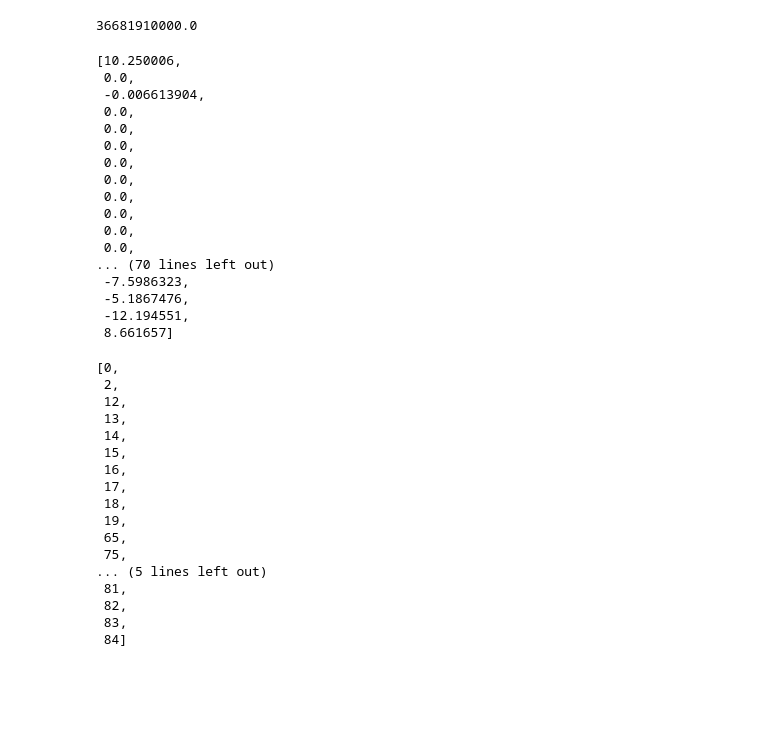
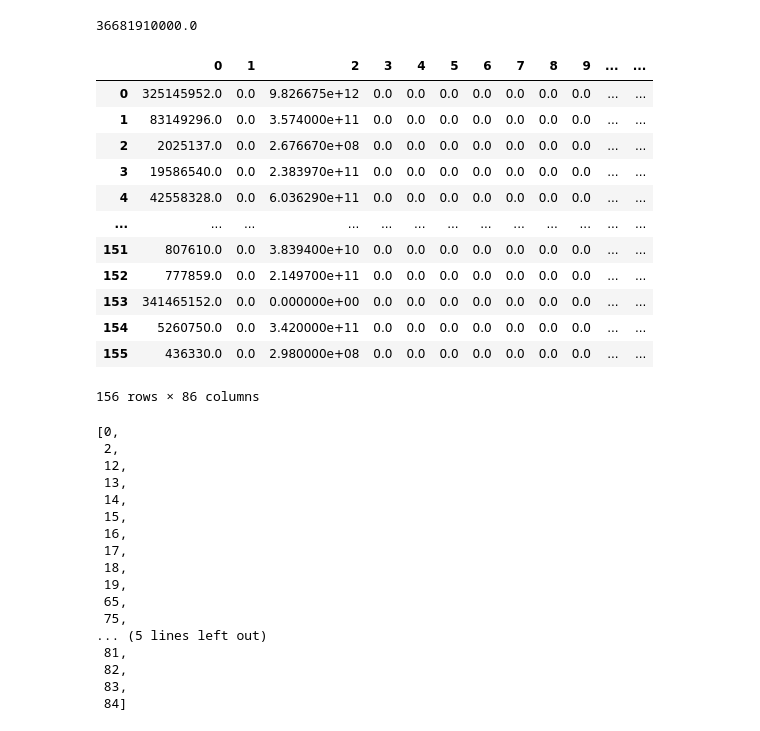
Before and after one commit to tinginde/Kgc-attribute-value-prediction-with-constraints, a Jupyter notebook: baseline/ML2021Spring - HW1.ipynb, the cells around one changed output. Saved outputs shown, nothing was run; the diff lists cells and outputs as text; code cells hidden in the pictures; blank space fills up the shorter version.

```diff
--- a/baseline/ML2021Spring - HW1.ipynb
+++ b/baseline/ML2021Spring - HW1.ipynb
@@ -227,9 +221,10 @@ num_lit[84][gdp]
 36681910000.0
 # %%
 # x_list: ent的gdp有值，把除了gdp那個值之外的值存到inner_x_list，len(x_list)是有幾組變數有值
+# normalized or non-normalized
 x_list=[]
 
-for ent in num_lit_stdv:
+for ent in num_lit:
     if ent[gdp] == 0:
         pass
     else:
@@ -240,23 +235,3 @@ for ent in num_lit_stdv:
                 inner_x_list.append(ent[j])
         inner_x_list.append(ent[gdp])
         x_list.append(inner_x_list)
-# %%
-x_list[0]
-# %% [output]
-[10.250006,
- 0.0,
- -0.006613904,
- 0.0,
- 0.0,
- 0.0,
- 0.0,
- 0.0,
- 0.0,
- 0.0,
- 0.0,
- 0.0,
-... (70 lines left out)
- -7.5986323,
- -5.1867476,
- -12.194551,
- 8.661657]
@@ -263,3 +243,19 @@ x_list[0]
+# %%
+pd.DataFrame(x_list,columns=list(range(len(x_list[0]))))
+# %% [output]
+|  | 0 | 1 | 2 | 3 | 4 | 5 | 6 | 7 | 8 | 9 | ... | ... |
+| 0 | 325145952.0 | 0.0 | 9.826675e+12 | 0.0 | 0.0 | 0.0 | 0.0 | 0.0 | 0.0 | 0.0 | ... | ... |
+| 1 | 83149296.0 | 0.0 | 3.574000e+11 | 0.0 | 0.0 | 0.0 | 0.0 | 0.0 | 0.0 | 0.0 | ... | ... |
+| 2 | 2025137.0 | 0.0 | 2.676670e+08 | 0.0 | 0.0 | 0.0 | 0.0 | 0.0 | 0.0 | 0.0 | ... | ... |
+| 3 | 19586540.0 | 0.0 | 2.383970e+11 | 0.0 | 0.0 | 0.0 | 0.0 | 0.0 | 0.0 | 0.0 | ... | ... |
+| 4 | 42558328.0 | 0.0 | 6.036290e+11 | 0.0 | 0.0 | 0.0 | 0.0 | 0.0 | 0.0 | 0.0 | ... | ... |
+| ... | ... | ... | ... | ... | ... | ... | ... | ... | ... | ... | ... | ... |
+| 151 | 807610.0 | 0.0 | 3.839400e+10 | 0.0 | 0.0 | 0.0 | 0.0 | 0.0 | 0.0 | 0.0 | ... | ... |
+| 152 | 777859.0 | 0.0 | 2.149700e+11 | 0.0 | 0.0 | 0.0 | 0.0 | 0.0 | 0.0 | 0.0 | ... | ... |
+| 153 | 341465152.0 | 0.0 | 0.000000e+00 | 0.0 | 0.0 | 0.0 | 0.0 | 0.0 | 0.0 | 0.0 | ... | ... |
+| 154 | 5260750.0 | 0.0 | 3.420000e+11 | 0.0 | 0.0 | 0.0 | 0.0 | 0.0 | 0.0 | 0.0 | ... | ... |
+| 155 | 436330.0 | 0.0 | 2.980000e+08 | 0.0 | 0.0 | 0.0 | 0.0 | 0.0 | 0.0 | 0.0 | ... | ... |
+156 rows × 86 columns
 # %%
 y_list=list()
 for ent2 in num_lit:
```
Also changed, not shown: parts of 22 cells of this notebook, 2 other files.
